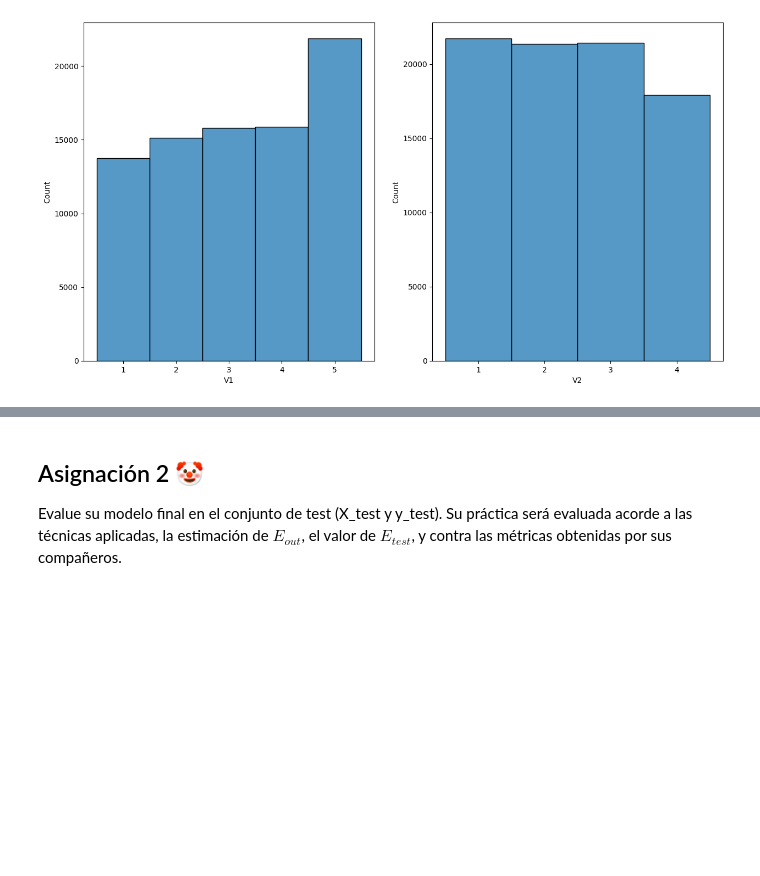
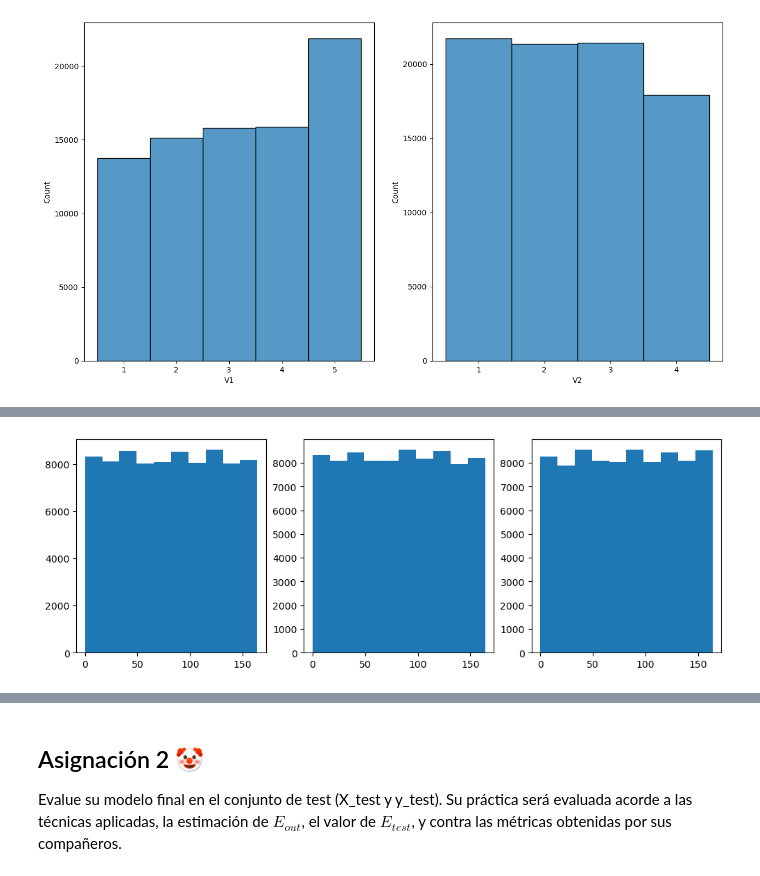
Before and after one commit to V-ivan11/Modelado, a Jupyter notebook: Practicas/4 - Overfitting.ipynb, the cells around one changed output, grey strips where cells are left out. Saved outputs shown, nothing was run; the diff lists cells and outputs as text; code cells hidden in the pictures; blank space fills up the shorter version.

```diff
--- a/Practicas/4 - Overfitting.ipynb
+++ b/Practicas/4 - Overfitting.ipynb
@@ -123,3 +129,14 @@ for i, col in enumerate(columns):
+# %%
+columns = ["V5", "V6", "V7"]
+fig, axs = plt.subplots(ncols=3, nrows= 1, figsize=(12, 4))
+
+for i, col in enumerate(columns):
+    new_val = X_train[col].values
+    new_val = new_val*(1/1000)
+    X_train[col] = np.round(new_val)
+    axs[i].hist(x = new_val.round())
+# %% [output]
+[figure, added]
 # %%
 # Hacemos One Hot Encoding para V1 y V2
 X_train = pd.get_dummies(X_train, prefix=["V1","V2"], columns=["V1","V2"])
```
Also changed, not shown: parts of 17 cells of this notebook.
